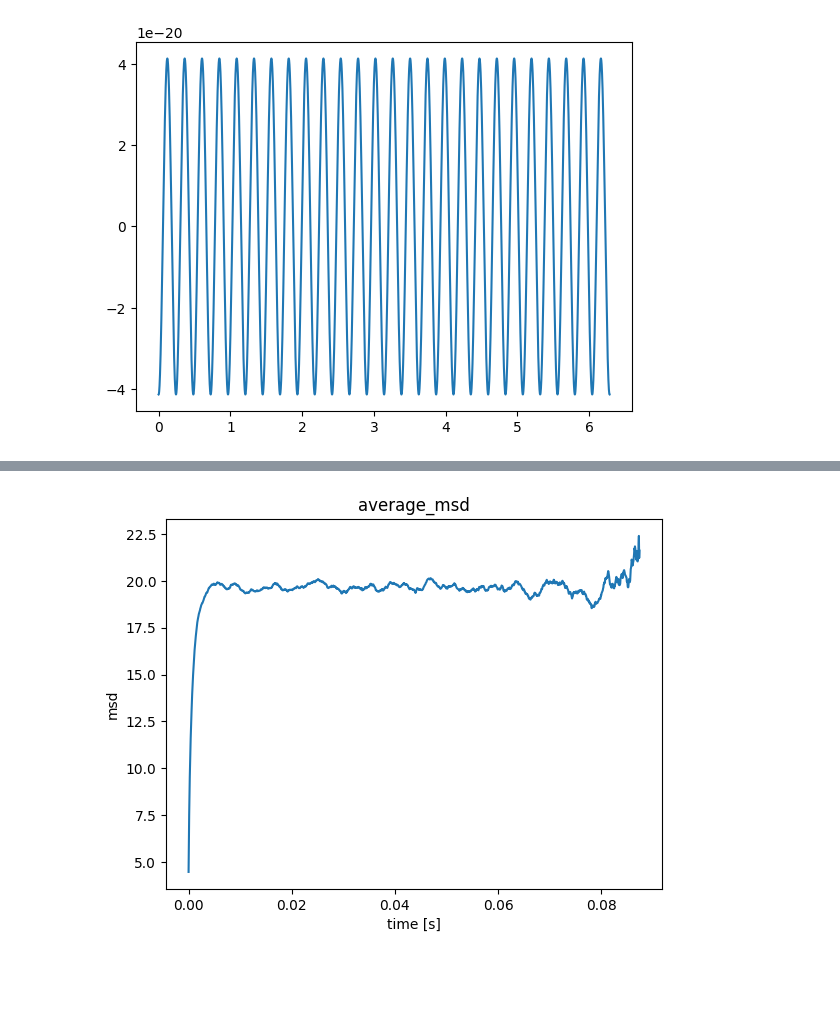
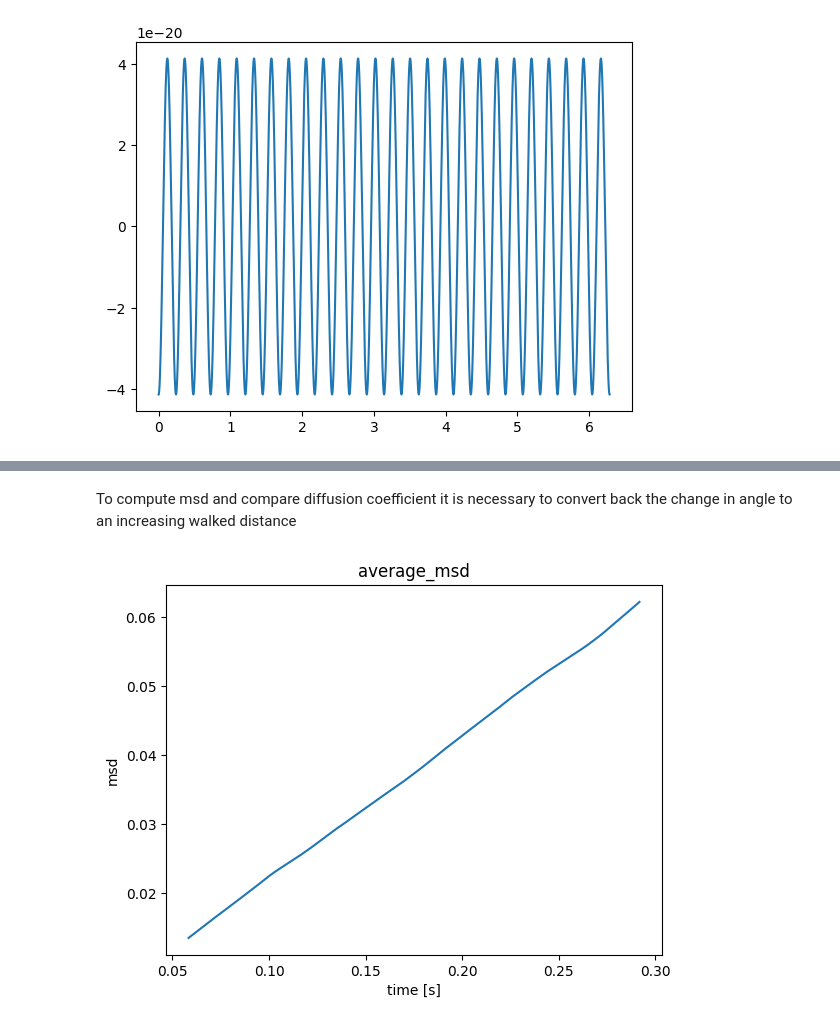
Before and after one commit to Antonin-Prom/IDIL_Internship_BFM_Langevin_modeling, a Jupyter notebook: langevin_simu/msd_fit/msd_fit.ipynb, the cells around one changed output, grey strips where cells are left out. Saved outputs shown, nothing was run; the diff lists cells and outputs as text; code cells hidden in the pictures; blank space fills up the shorter version.

Commit message:
rotational_diffusion_v1

```diff
--- a/langevin_simu/msd_fit/msd_fit.ipynb
+++ b/langevin_simu/msd_fit/msd_fit.ipynb
@@ -175,9 +175,11 @@ plt.show()
+# %% [markdown]
+To compute msd and compare diffusion coefficient it is necessary to convert back the change in angle to an increasing walked distance
 # %%
 def msd_U_trajs(W,N):
     msd_list = []
     mean_msd = np.zeros(N-1)
     for j in range(W):
-        traj = static_process(N,amplitude_J)
+        traj = np.unwrap(static_process(N,1*k_b*T_K))
         msd_list.append(mean_square_displacement(traj))
     for msd in msd_list:
         mean_msd = np.add(mean_msd,msd)
@@ -185,15 +187,20 @@ def msd_U_trajs(W,N):
     median_position= traj[int(len(traj)/2)]
     return mean_msd,median_position
 # %%
-mean_msd,median_position = msd_U_trajs(100,1500)
+mean_msd,median_position = msd_U_trajs(50,10000)
 t = np.arange(len(mean_msd))*dt_s
+
+# Reducing the array for a better fit
+mean_msd = mean_msd[1000:-int(len(mean_msd)/2)]
+t = t[1000:-int(len(t)/2)]
+
 plt.plot(t,mean_msd)
 plt.xlabel('time [s]')
 plt.ylabel('msd')
 plt.title('average_msd')
 plt.show()
 # %% [output]
-[figure, old version]
+[figure, new version]
 # %%
 def linear_fit(t, D):
     return 2 * D * t
```
Also changed, not shown: parts of 5 cells of this notebook.
